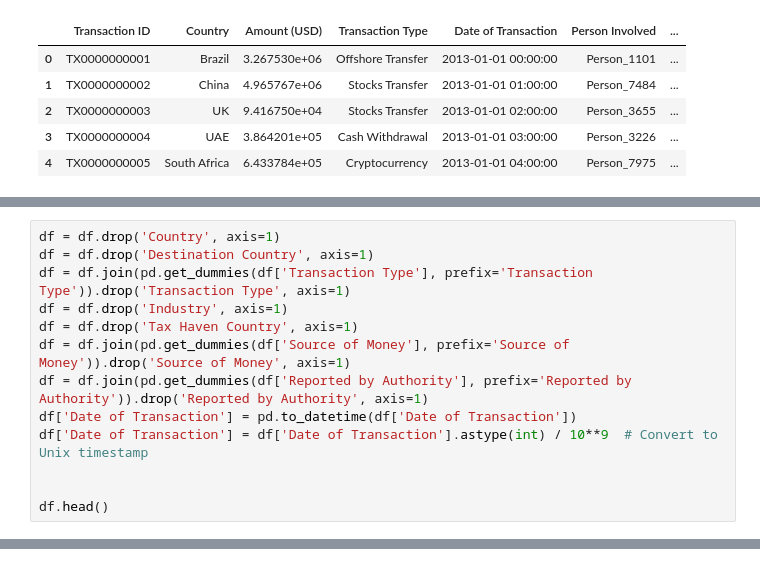
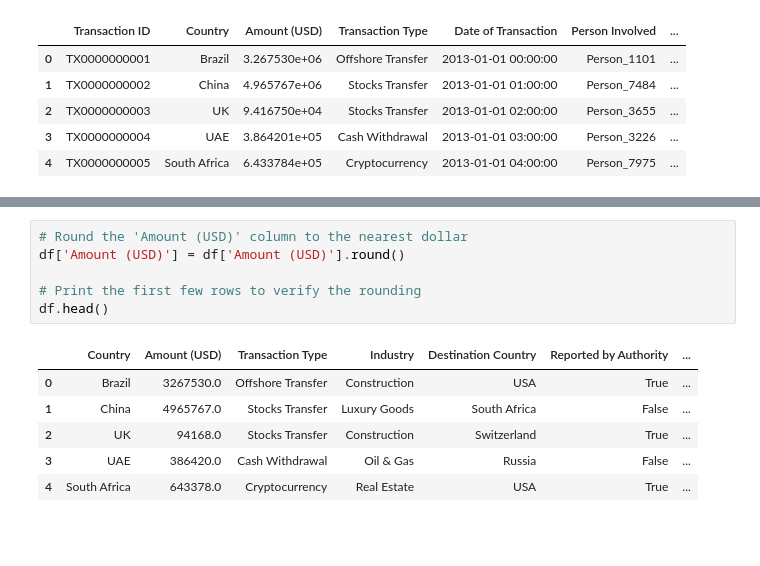
Before and after one commit to arlindgu/dsai-ai-training, a Jupyter notebook: notebook.ipynb, the cells around one changed output, grey strips where cells are left out. Saved outputs shown, nothing was run; the diff lists cells and outputs as text; blank space fills up the shorter version.

```diff
--- a/notebook.ipynb
+++ b/notebook.ipynb
@@ -46,13 +28,0 @@ Anzahl Länder (Empfänger): ['USA' 'South Africa' 'Switzerland' 'Russia' 'Brazi
-# %%
-df = df.drop('Country', axis=1)
-df = df.drop('Destination Country', axis=1)
-df = df.join(pd.get_dummies(df['Transaction Type'], prefix='Transaction Type')).drop('Transaction Type', axis=1)
-df = df.drop('Industry', axis=1)
-df = df.drop('Tax Haven Country', axis=1)
-df = df.join(pd.get_dummies(df['Source of Money'], prefix='Source of Money')).drop('Source of Money', axis=1)
-df = df.join(pd.get_dummies(df['Reported by Authority'], prefix='Reported by Authority')).drop('Reported by Authority', axis=1)
-df['Date of Transaction'] = pd.to_datetime(df['Date of Transaction'])
-df['Date of Transaction'] = df['Date of Transaction'].astype(int) / 10**9  # Convert to Unix timestamp
-
-
-df.head()
@@ -117,0 +29,13 @@ Feature: Reported by Authority_True, Importance: 0.02
+# %%
+# Round the 'Amount (USD)' column to the nearest dollar
+df['Amount (USD)'] = df['Amount (USD)'].round()
+
+# Print the first few rows to verify the rounding
+df.head()
+# %% [output]
+|  | Country | Amount (USD) | Transaction Type | Industry | Destination Country | Reported by Authority | ... |
+| 0 | Brazil | 3267530.0 | Offshore Transfer | Construction | USA | True | ... |
+| 1 | China | 4965767.0 | Stocks Transfer | Luxury Goods | South Africa | False | ... |
+| 2 | UK | 94168.0 | Stocks Transfer | Construction | Switzerland | True | ... |
+| 3 | UAE | 386420.0 | Cash Withdrawal | Oil & Gas | Russia | False | ... |
+| 4 | South Africa | 643378.0 | Cryptocurrency | Real Estate | USA | True | ... |
```
Also changed, not shown: parts of 15 cells of this notebook, 1 other file.
